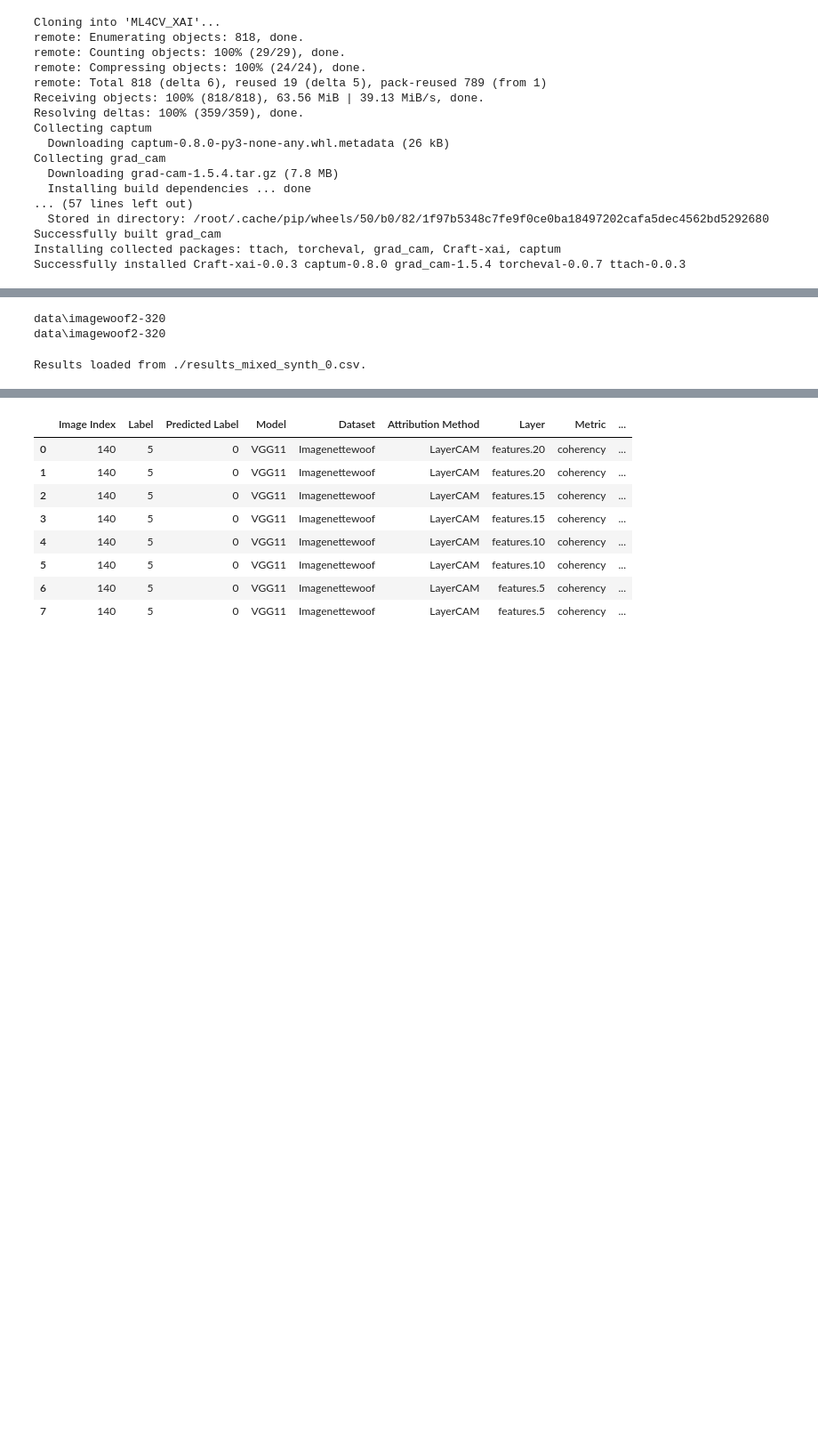
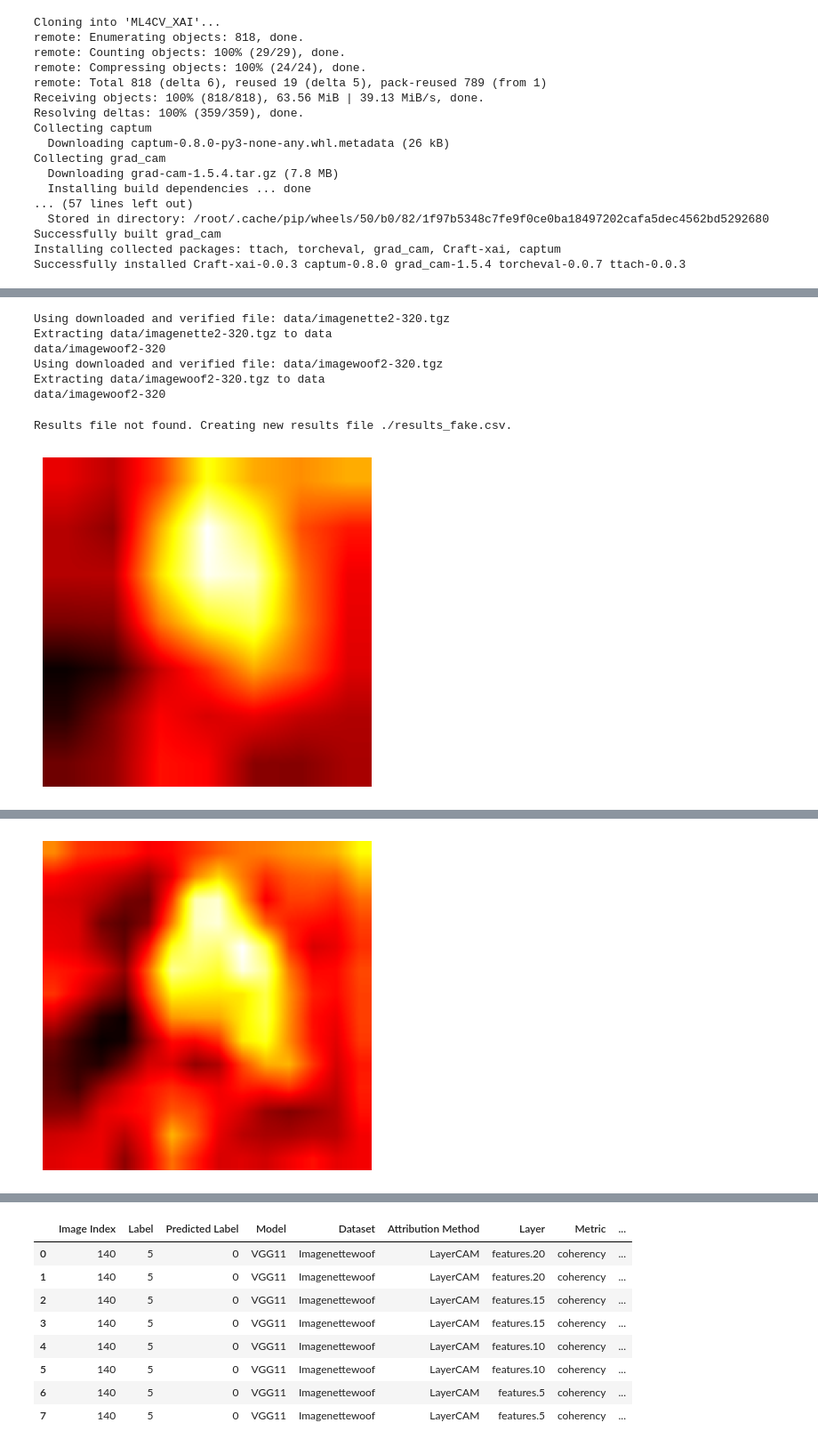
Before and after one commit to liuktc/ML4CV_XAI, a Jupyter notebook: mixing-metrics.ipynb, the cells around one changed output, grey strips where cells are left out. Shown at 89% size. Saved outputs shown, nothing was run; the diff lists cells and outputs as text; code cells hidden in the pictures; blank space fills up the shorter version.

```diff
--- a/mixing-metrics.ipynb
+++ b/mixing-metrics.ipynb
@@ -49,13 +58,13 @@ model = vgg11_Imagenettewoof()
 # model = vgg11_Syntetic()
 model.to(device)
 # Load the pretrained weights
-model.load_state_dict(torch.load('./VGG11_Imagenettewoof.pth', map_location=device))
+# model.load_state_dict(torch.load('./VGG11_Imagenettewoof.pth', map_location=device))
 # model.load_state_dict(torch.load('./VGG11_Synthetic.pt', map_location=device))
 model.eval()
 
 preprocess = vgg_preprocess
 # %%
-train_data = imagenettewoof(split="train",size="320px",download=False, transform=preprocess)
+train_data = imagenettewoof(split="train",size="320px",download=True, transform=preprocess)
 test_data = imagenettewoof(split="test",size="320px", download=False, transform=preprocess)
 # from data import SynteticFigures, BlurImagePerlinNoise, Binarize
 # import torchvision.transforms as transforms
@@ -109,8 +118,12 @@ test_data = imagenettewoof(split="test",size="320px", download=False, transform=
 #                             mask_preprocess=mask_preprocess,
 #                             size_range=(80, 100))
 # %% [output]
-data\imagewoof2-320
-data\imagewoof2-320
+Using downloaded and verified file: data/imagenette2-320.tgz
+Extracting data/imagenette2-320.tgz to data
+data/imagewoof2-320
+Using downloaded and verified file: data/imagewoof2-320.tgz
+Extracting data/imagewoof2-320.tgz to data
+data/imagewoof2-320
 # %%
 ###########################################
 ###########################################
@@ -156,7 +169,7 @@ from utils import MultiplierMix, _ScoreCAM, _EigenCAM, _LayerCAM, IdentityMix, _
 from tqdm.auto import tqdm
 import matplotlib.pyplot as plt
 
-results = ResultMetrics("./results_mixed_synth_0.csv")
+results = ResultMetrics("./results_fake.csv")
 
 last_image_index = results.get_last_image_index()
 
@@ -223,7 +236,18 @@ for index in [5]:
                 mixed_attribution_map = mix(attributions_per_layer)
                 mixed_attribution_map = min_max_normalize(mixed_attribution_map)
 
-                for metric in [ROC_AUC(), DeletionCurveAUC(), InsertionCurveAUC(), Infidelity(), AverageDrop(), Coherency(), Complexity()]:
+                plt.imshow(attribution_map[0, 0].cpu().detach().numpy(), cmap='hot')
+                plt.axis('off')
+                # plt.savefig(f"attribution_map_{index}_{layer_index}.png", bbox_inches='tight', pad_inches=0)
+                plt.show()
+
+                plt.imshow(mixed_attribution_map[0, 0].cpu().detach().numpy(), cmap='hot')
+                plt.axis('off')
+
+
+                # assert(False)
+
+                for metric in [DeletionCurveAUC(), InsertionCurveAUC(), Infidelity(), AverageDrop(), Coherency(), Complexity()]:
                     metric_result_normal = metric(model=model,
                             test_images=images,
                             saliency_maps=attribution_map,
@@ -254,31 +278,32 @@ for index in [5]:
                     metric_result_mixed = metric(model=model,
                             test_images=images,
                             saliency_maps=mixed_attribution_map,
                             class_idx=labels,
                             attribution_method=attribution_method,
                             device=device,
                             layer=layer,
                             upsample_method=upsample_method,
                             mixer=mix,
                             previous_attributions=attributions_per_layer[:-1],
                             mask=mask)
 
                     if type(metric_result_mixed) is torch.Tensor:
                         metric_result_mixed = metric_result_mixed.item()
 
 
                     results.add_result(model="VGG11",
                                        attribution_method=attribution_method.name,
                                        dataset="Synthetic",
                                        layer=f"features.{layer_index}",
                                        metric=metric.name,
                                        upscale_method=upsample_method.name,
                                        mixing_method= mix.name,
                                        value=metric_result_mixed,
                                        image_index=index,
                                        label=labels[0].item(),
                                        predicted_label=predicted_label[0].item())
 
 results.save_results()
 # %% [output]
-Results loaded from ./results_mixed_synth_0.csv.
+Results file not found. Creating new results file ./results_fake.csv.
+[figure, added]
@@ -284,0 +311 @@ Results loaded from ./results_mixed_synth_0.csv.
+[figure, added]
```
Also changed, not shown: parts of 3 cells of this notebook, 50 other files.
